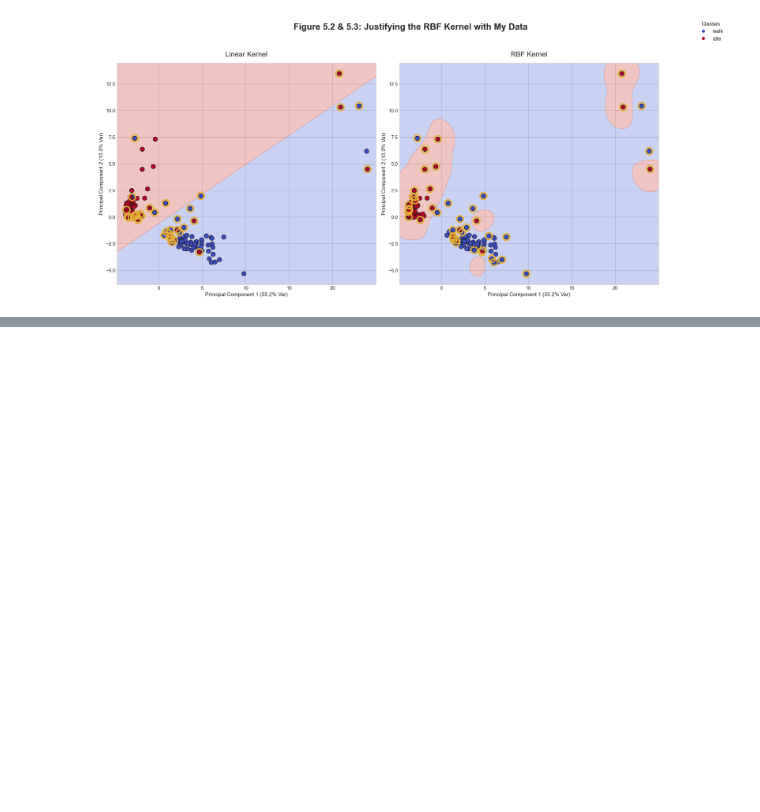
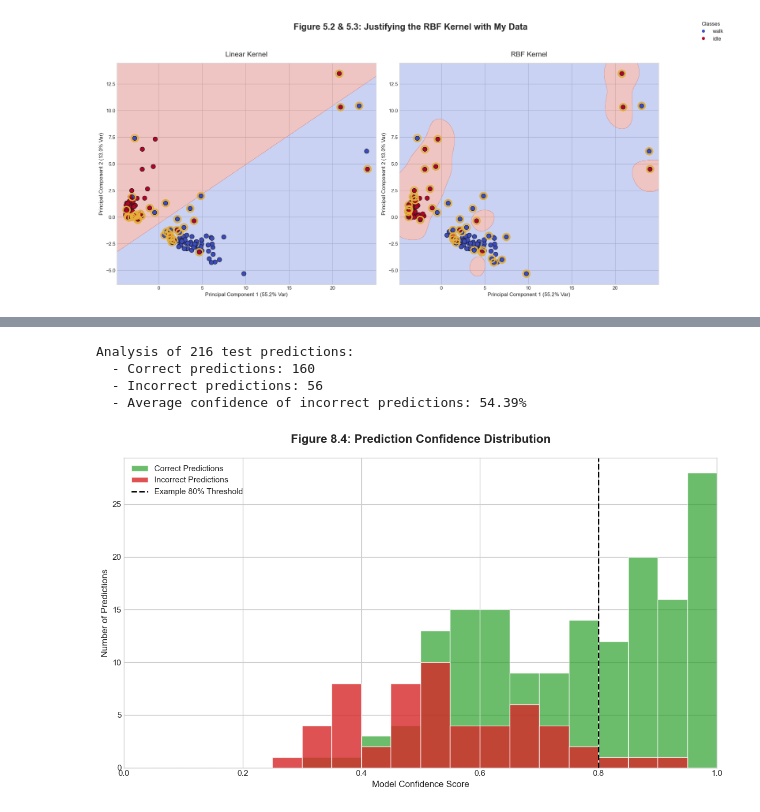
Before and after one commit to CarlKho-Minerva/v3pls, a Jupyter notebook: carl-appendix.ipynb, the cells around one changed output, grey strips where cells are left out. Cells and saved outputs as stored; diff of their text form; code cells hidden in the pictures; blank space fills up the shorter version.

```diff
--- a/carl-appendix.ipynb
+++ b/carl-appendix.ipynb
@@ -898,0 +1205,78 @@ except Exception as e:
+# %%
+import matplotlib.pyplot as plt
+import numpy as np
+
+# This code assumes the prediction probabilities 'y_proba_multi' and the true/predicted
+# labels 'y_test_multi' and 'y_pred_multi' are available from Section 7.
+
+try:
+    # --- 1. Identify Correct and Incorrect Predictions ---
+    correct_mask = y_test_multi == y_pred_multi
+    incorrect_mask = ~correct_mask
+
+    # --- 2. Get the confidence scores for each group ---
+    # The confidence is the maximum probability value for each prediction
+    confidences_correct = y_proba_multi[correct_mask].max(axis=1)
+    confidences_incorrect = y_proba_multi[incorrect_mask].max(axis=1)
+
+    print(f"Analysis of {len(y_proba_multi)} test predictions:")
+    print(f"  - Correct predictions: {len(confidences_correct)}")
+    print(f"  - Incorrect predictions: {len(confidences_incorrect)}")
+    if len(confidences_incorrect) > 0:
+        print(
+            f"  - Average confidence of incorrect predictions: {np.mean(confidences_incorrect):.2%}"
+        )
+
+    # --- 3. Visualization ---
+    plt.style.use("seaborn-v0_8-whitegrid")
+    fig, ax = plt.subplots(figsize=(12, 7))
+
+    # Plot two histograms on top of each other
+    ax.hist(
+        confidences_correct,
+        bins=np.linspace(0, 1, 21),
+        alpha=0.7,
+        label="Correct Predictions",
+        color="#2ca02c",
+    )  # Green
+    ax.hist(
+        confidences_incorrect,
+        bins=np.linspace(0, 1, 21),
+        alpha=0.8,
+        label="Incorrect Predictions",
+        color="#d62728",
+    )  # Red
+
+    # --- 4. Labels, Title, and Formatting ---
+    ax.set_xlabel("Model Confidence Score", fontsize=12)
+    ax.set_ylabel("Number of Predictions", fontsize=12)
+    ax.set_title(
+        "Figure 8.4: Prediction Confidence Distribution",
+        fontsize=16,
+        fontweight="bold",
+        pad=20,
+    )
+
+    # Add a vertical line to show a potential threshold
+    ax.axvline(
+        x=0.8, color="black", linestyle="--", linewidth=2, label="Example 80% Threshold"
+    )
+
+    ax.legend(fontsize=11)
+    ax.set_xlim(0, 1)
+
+    plt.tight_layout()
+    plt.show()
+
+except NameError as e:
+    print(f"--- ERROR: Required variable not found ---")
+    print(f"Details: {e}")
+    print(
+        "Please ensure the prediction code cell (Section 7) has been run successfully."
+    )
+# %% [output]
+Analysis of 216 test predictions:
+  - Correct predictions: 160
+  - Incorrect predictions: 56
+  - Average confidence of incorrect predictions: 54.39%
+[figure, added]
```
Also changed, not shown: parts of 8 cells of this notebook, 2 other files.
